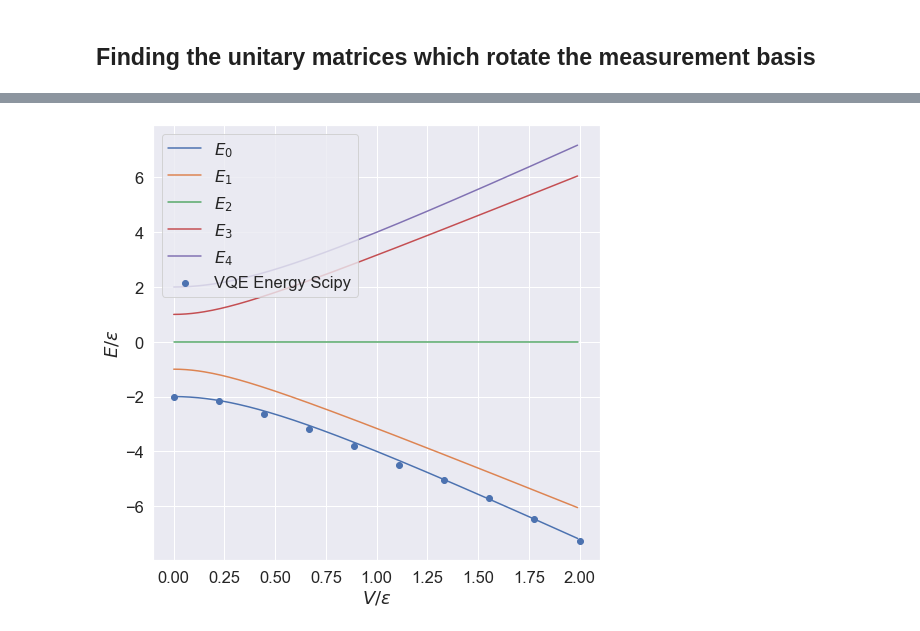
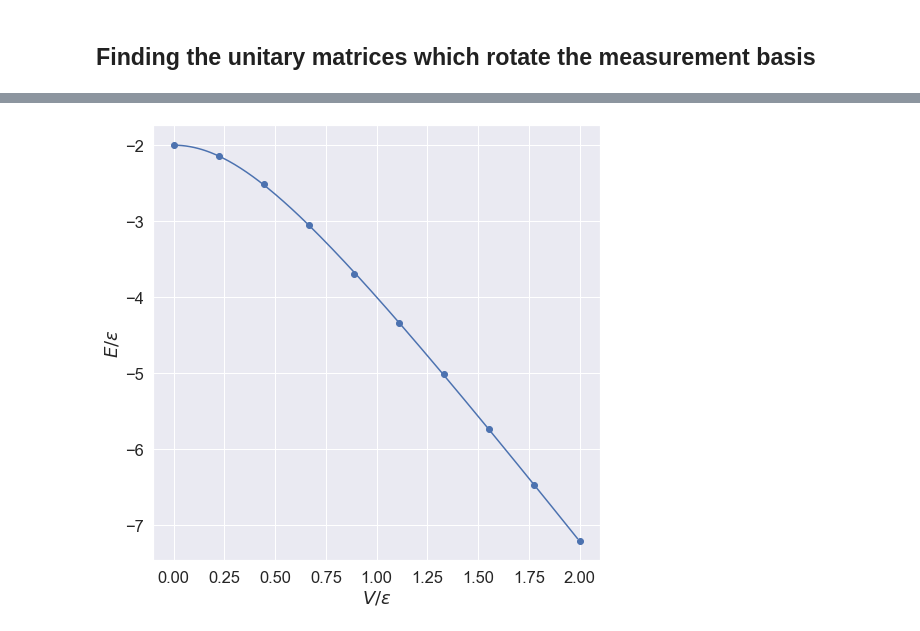
Before and after one commit to augude/FYS4411---Project-2, a Jupyter notebook: lipkin_model.ipynb, the cells around one changed output, grey strips where cells are left out. Drawn from its saved outputs; the diff is of its cells as text; code cells hidden in the pictures.

```diff
--- a/lipkin_model.ipynb
+++ b/lipkin_model.ipynb
@@ -546,10 +585,21 @@ def get_energy(angles, v, number_shots, target = None):
 # %%
 from scipy.optimize import minimize
 number_shots = 1_000
-v_vals = np.linspace(0.0, 2.0, 10)
+v_vals = np.linspace(0, 2.0, 5) # only 2.0
+# target = eigvecs[:, 0] # ground state
 min_energy_scipy = np.zeros(len(v_vals))
 for index, v in enumerate(tqdm(v_vals)):
     angles_start = np.random.uniform(low = 0, high = np.pi, size = 8)
-    res = minimize(get_energy, angles_start, args = (v, number_shots), method = 'Powell', options = {'maxiter': 1000}, tol = 1e-5)
+    res = minimize(fun = get_energy, x0 = angles_start, args = (v, number_shots), method = 'Powell', options = {'maxiter': 1000}, tol = 1e-5)
     min_energy_scipy[index] = res.fun
-    # print(res.message)
+    print(res.message)
+
+fig, axs = plt.subplots(1, 1, figsize=(8, 8))
+# for i in range(len(eigvals_ana[0])):
+#     axs.plot(v_vals_ana, eigvals_ana[:, i], label=f'$E_{i}$')
+axs.plot(v_vals_ana, eigvals_ana[:, 0], label=f'$E_{i}$')
+axs.set_xlabel(r'$V/\epsilon$')
+axs.scatter(v_vals, min_energy_scipy, label='VQE Energy Scipy', marker='o')
+axs.set_ylabel(r'$E/\epsilon$')
+# axs.legend(loc = 'upper left')
+plt.show()
@@ -556,11 +613,25 @@ for index, v in enumerate(tqdm(v_vals)):
 # %%
+number_shots = 10_000
+v_vals = np.linspace(0, 2.0, 10) # only 2.0
+# target = eigvecs[:, 0] # ground state
+min_energy_target = np.zeros(len(v_vals))
+for index, v in enumerate(tqdm(v_vals)):
+    H = Hamiltonian(v)
+    eigvals, eigvecs = np.linalg.eigh(H)
+    permute = np.argsort(eigvals)
+    eigvals = eigvals[permute]
+    eigvecs = eigvecs[:, permute]
+    target = eigvecs[:, 0] # ground state
+    angles = np.random.uniform(low = 0, high = np.pi, size = 8)
+    min_energy_target[index] = get_energy(angles, v, number_shots, target)
 fig, axs = plt.subplots(1, 1, figsize=(8, 8))
-for i in range(len(eigvals_ana[0])):
-    axs.plot(v_vals_ana, eigvals_ana[:, i], label=f'$E_{i}$')
+# for i in range(len(eigvals_ana[0])):
+#     axs.plot(v_vals_ana, eigvals_ana[:, i], label=f'$E_{i}$')
+axs.plot(v_vals_ana, eigvals_ana[:, 0], label=f'$E_{i}$')
 axs.set_xlabel(r'$V/\epsilon$')
-axs.scatter(v_vals, min_energy_scipy, label='VQE Energy Scipy', marker='o')
+axs.scatter(v_vals, min_energy_target, label='VQE Energy Target', marker='o')
 axs.set_ylabel(r'$E/\epsilon$')
-axs.legend(loc = 'upper left')
+# axs.legend(loc = 'upper left')
 plt.show()
 # %% [output]
-[figure, old version]
+[figure, new version]
```
Also changed, not shown: parts of 15 cells of this notebook, 7 other files.
